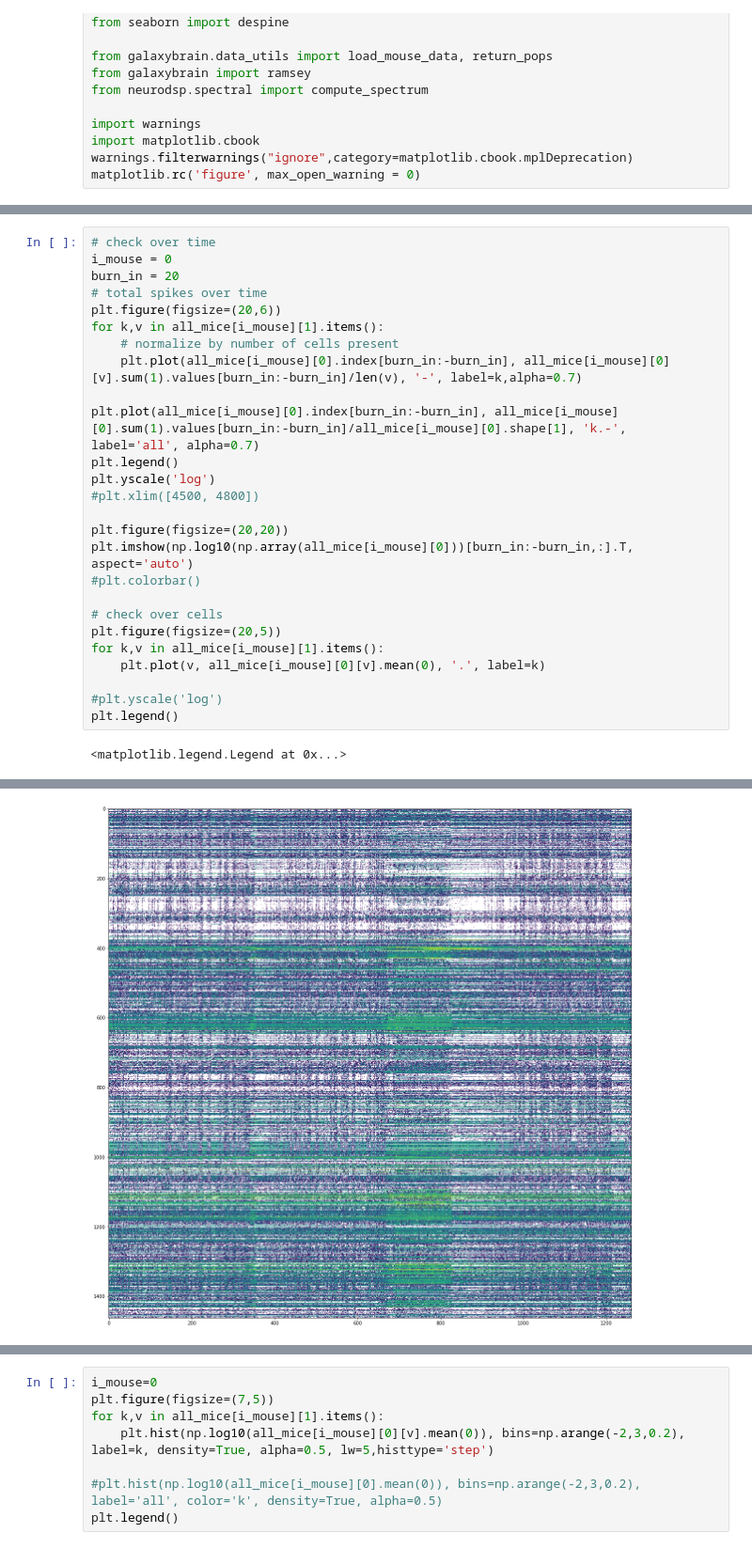
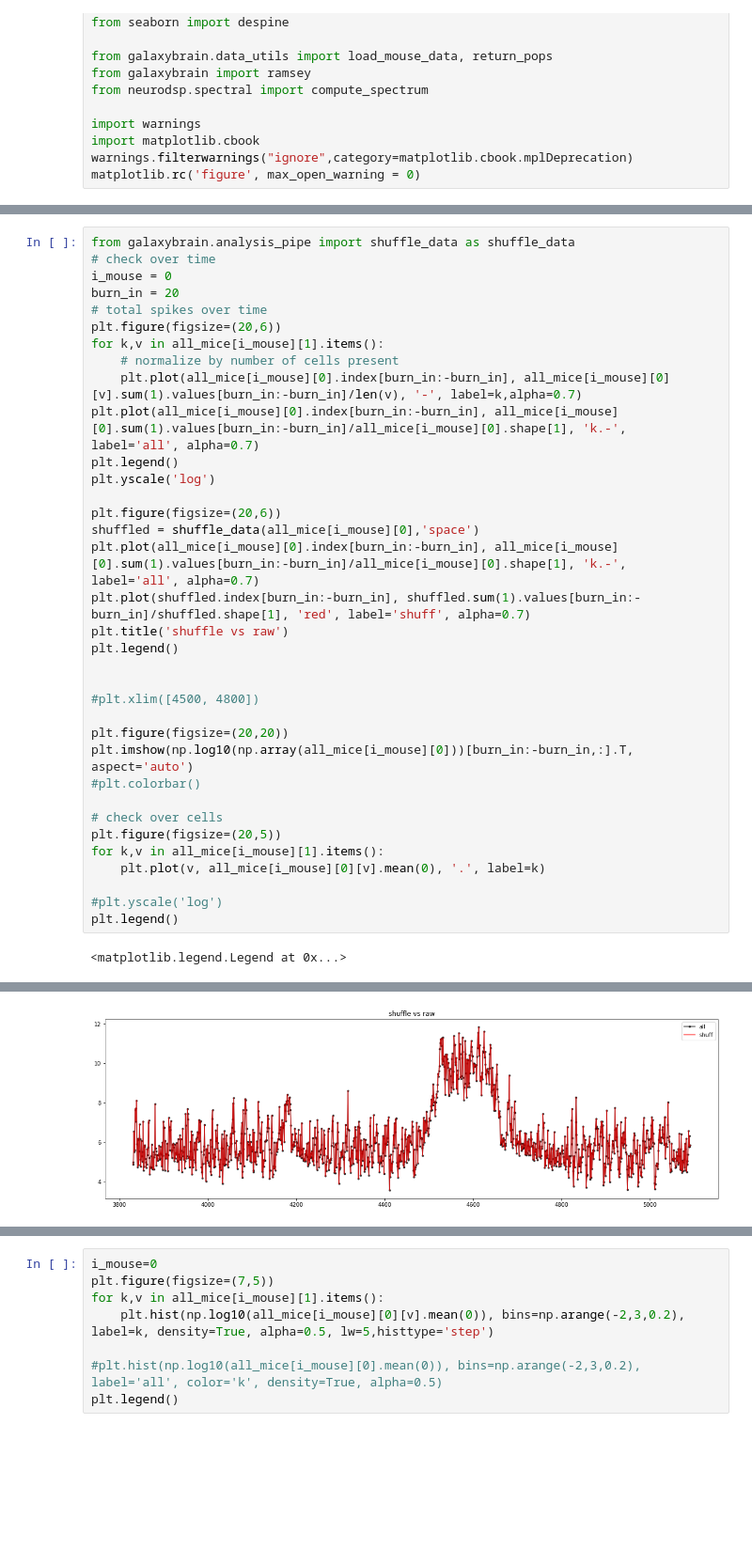
Before and after one commit to voytekresearch/galaxybrain, a Jupyter notebook: notebooks/DataDiagnostic.ipynb, the cells around one changed output, grey strips where cells are left out. Shown at 94% size. Cells and saved outputs as stored; diff of their text form; blank space fills up the shorter version.

```diff
--- a/notebooks/DataDiagnostic.ipynb
+++ b/notebooks/DataDiagnostic.ipynb
@@ -81,30 +63,39 @@ all_mice[0][0]
 # %%
+from galaxybrain.analysis_pipe import shuffle_data as shuffle_data
 # check over time
 i_mouse = 0
 burn_in = 20
 # total spikes over time
 plt.figure(figsize=(20,6))
 for k,v in all_mice[i_mouse][1].items():
     # normalize by number of cells present
     plt.plot(all_mice[i_mouse][0].index[burn_in:-burn_in], all_mice[i_mouse][0][v].sum(1).values[burn_in:-burn_in]/len(v), '-', label=k,alpha=0.7)
-
 plt.plot(all_mice[i_mouse][0].index[burn_in:-burn_in], all_mice[i_mouse][0].sum(1).values[burn_in:-burn_in]/all_mice[i_mouse][0].shape[1], 'k.-', label='all', alpha=0.7)
 plt.legend()
 plt.yscale('log')
+
+plt.figure(figsize=(20,6))
+shuffled = shuffle_data(all_mice[i_mouse][0],'space')
+plt.plot(all_mice[i_mouse][0].index[burn_in:-burn_in], all_mice[i_mouse][0].sum(1).values[burn_in:-burn_in]/all_mice[i_mouse][0].shape[1], 'k.-', label='all', alpha=0.7)
+plt.plot(shuffled.index[burn_in:-burn_in], shuffled.sum(1).values[burn_in:-burn_in]/shuffled.shape[1], 'red', label='shuff', alpha=0.7)
+plt.title('shuffle vs raw')
+plt.legend()
+
+
 #plt.xlim([4500, 4800])
 
 plt.figure(figsize=(20,20))
 plt.imshow(np.log10(np.array(all_mice[i_mouse][0]))[burn_in:-burn_in,:].T, aspect='auto')
 #plt.colorbar()
 
 # check over cells
 plt.figure(figsize=(20,5))
 for k,v in all_mice[i_mouse][1].items():
     plt.plot(v, all_mice[i_mouse][0][v].mean(0), '.', label=k)
 
 #plt.yscale('log')
 plt.legend()
 # %% [output]
 <matplotlib.legend.Legend at 0x...>
 [figure]
-[figure, old version]
+[figure, new version]
```
Also changed, not shown: parts of 2 cells of this notebook, 6 other files.
